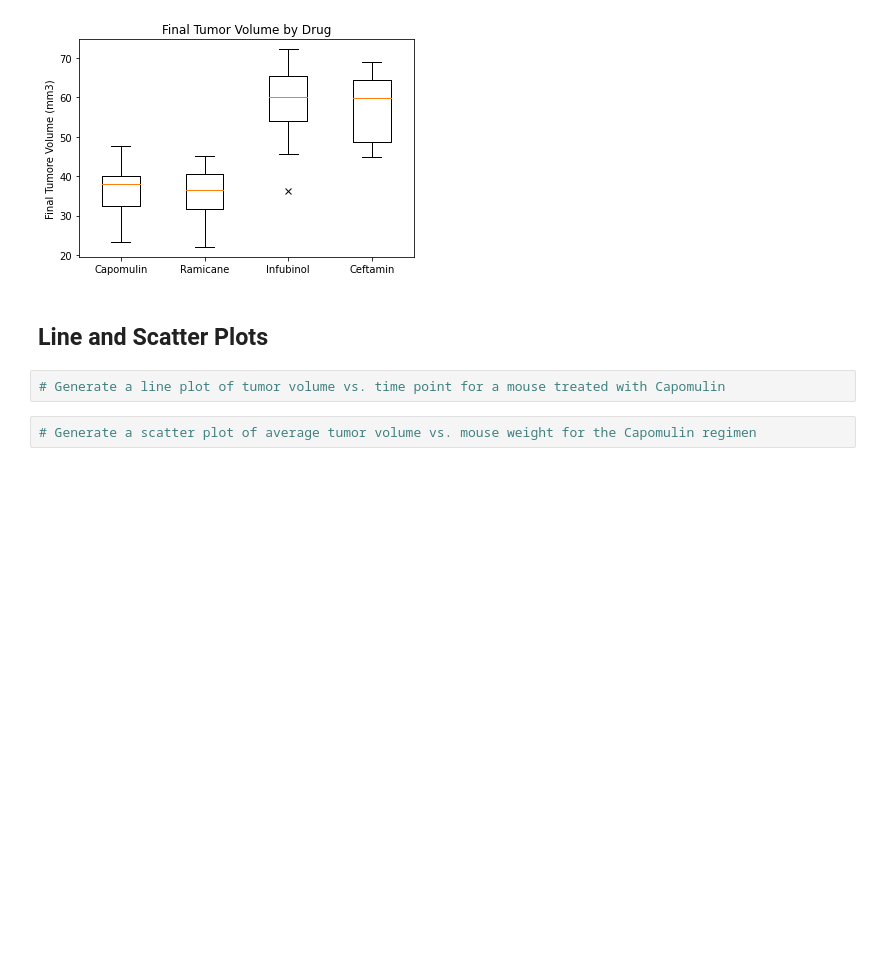
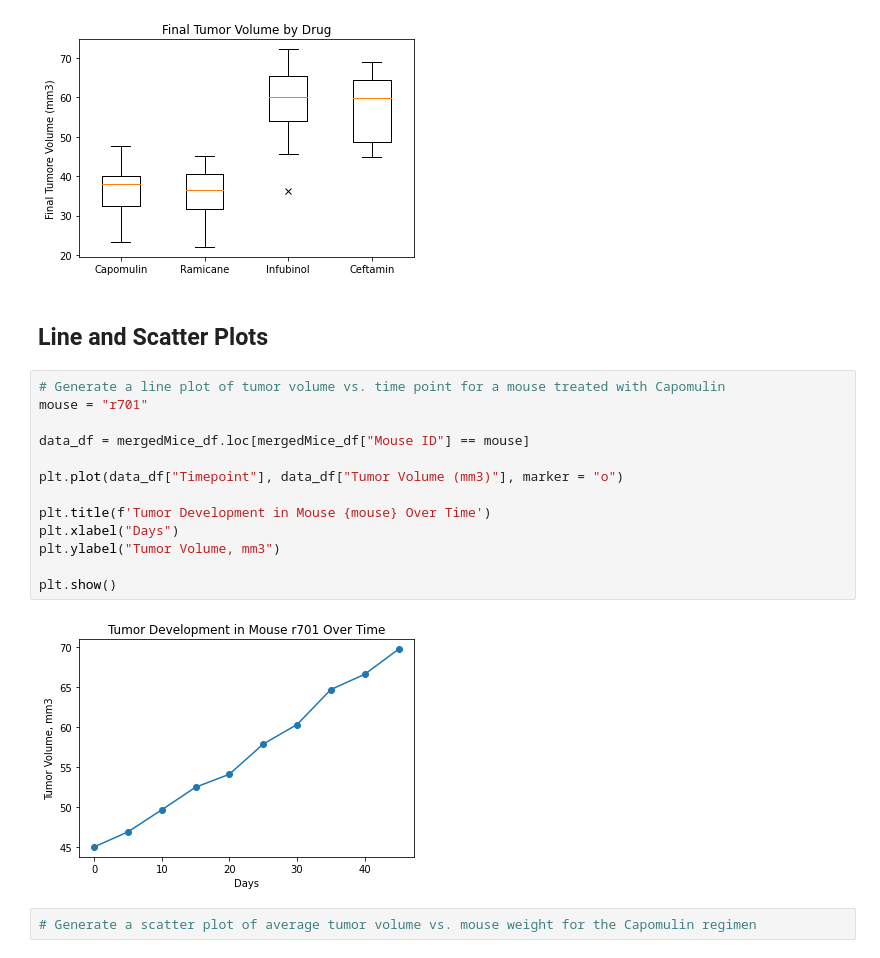
Before and after one commit to KristianSHamilton/matplotlib-challenge, a Jupyter notebook: pymaceuticals_starter.ipynb, the cells around one changed output. Drawn from its saved outputs; the diff is of its cells as text; blank space fills up the shorter version.

Commit message:
mouse line plot

```diff
--- a/pymaceuticals_starter.ipynb
+++ b/pymaceuticals_starter.ipynb
@@ -285,6 +285,19 @@ plt.show()
 ## Line and Scatter Plots
 # %%
 # Generate a line plot of tumor volume vs. time point for a mouse treated with Capomulin
+mouse = "r701"
+
+data_df = mergedMice_df.loc[mergedMice_df["Mouse ID"] == mouse]
+
+plt.plot(data_df["Timepoint"], data_df["Tumor Volume (mm3)"], marker = "o")
+
+plt.title(f'Tumor Development in Mouse {mouse} Over Time')
+plt.xlabel("Days")
+plt.ylabel("Tumor Volume, mm3")
+
+plt.show()
+# %% [output]
+[figure, added]
 # %%
 # Generate a scatter plot of average tumor volume vs. mouse weight for the Capomulin regimen
 # %% [markdown]
```
